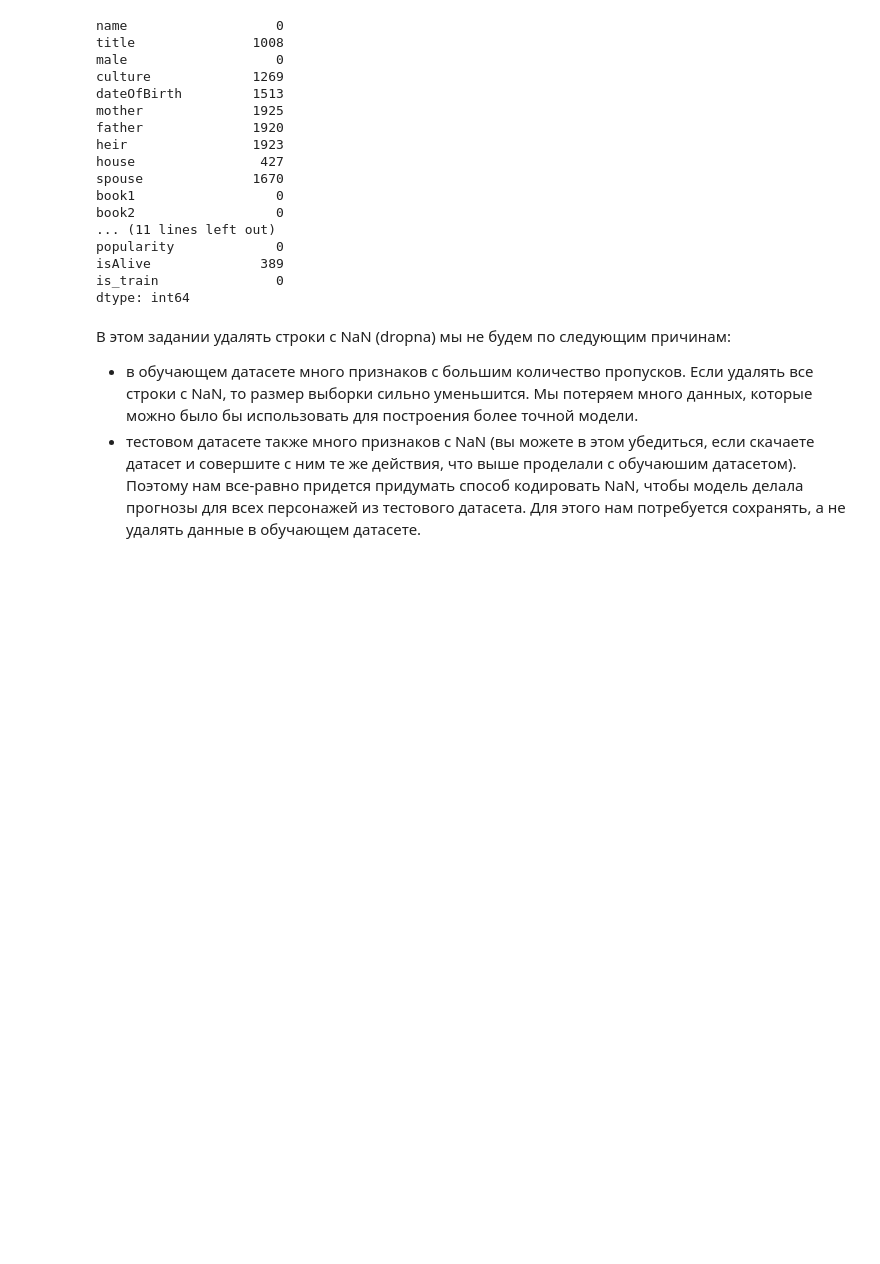
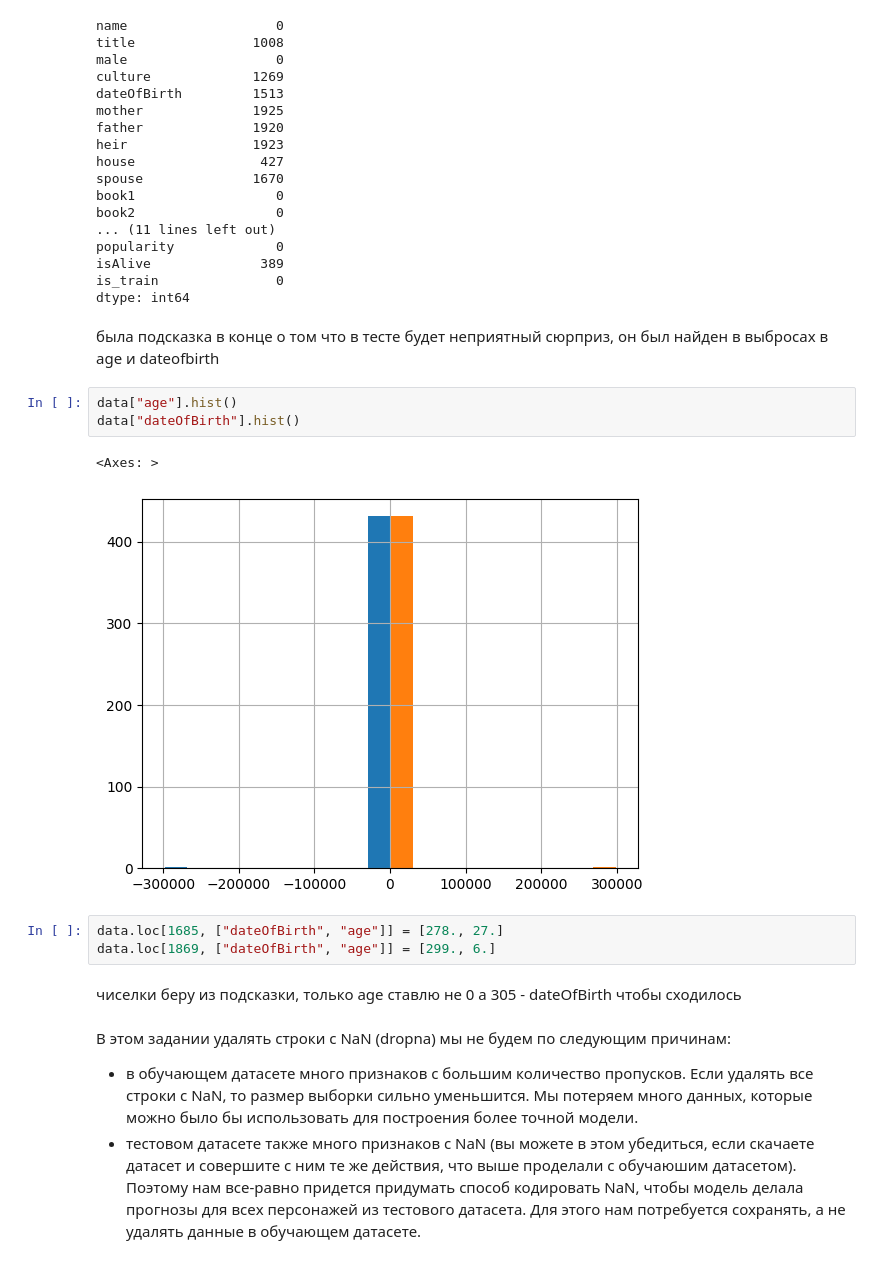
Before and after one commit to izzzav/DLS-1-fall, a Jupyter notebook: hw_1_game_of_thrones.ipynb, the cells around one changed output. Drawn from its saved outputs; the diff is of its cells as text; blank space fills up the shorter version.

```diff
--- a/hw_1_game_of_thrones.ipynb
+++ b/hw_1_game_of_thrones.ipynb
@@ -196,6 +197,19 @@ popularity             0
 isAlive              389
 is_train               0
 dtype: int64
+# %% [markdown]
+была подсказка в конце о том что в тесте будет неприятный сюрприз, он был найден в выбросах в age и dateofbirth
+# %%
+data["age"].hist()
+data["dateOfBirth"].hist()
+# %% [output]
+<Axes: >
+[figure, added]
+# %%
+data.loc[1685, ["dateOfBirth", "age"]] = [278., 27.]
+data.loc[1869, ["dateOfBirth", "age"]] = [299., 6.]
+# %% [markdown]
+чиселки беру из подсказки, только age ставлю не 0 а 305 - dateOfBirth чтобы сходилось
 # %% [markdown]
 В этом задании удалять строки с NaN (dropna) мы не будем по следующим причинам:
 - в обучающем датасете много признаков с большим количество пропусков. Если удалять все строки с NaN, то размер выборки сильно уменьшится. Мы потеряем много данных, которые можно было бы использовать для построения более точной модели.
```
Also changed, not shown: parts of 40 cells of this notebook, 1 other file.
